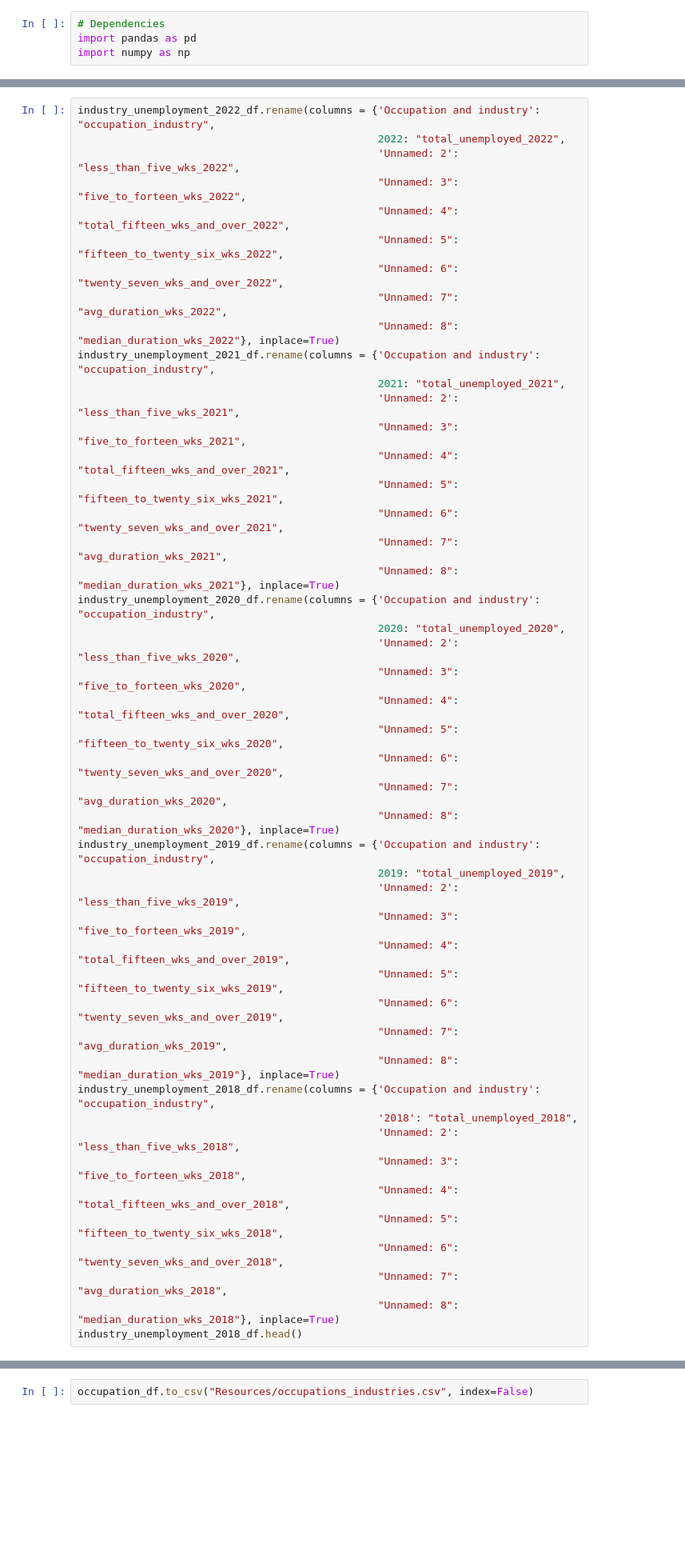
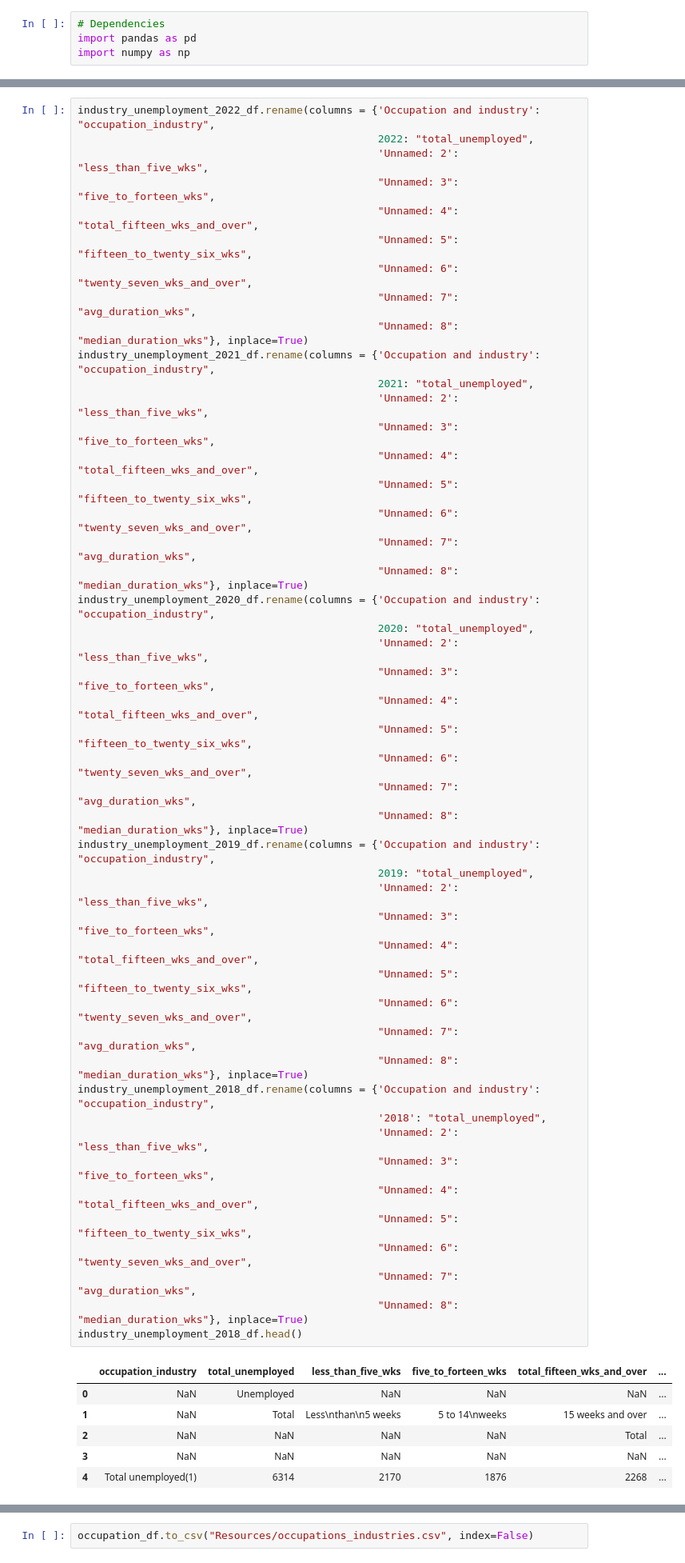
Before and after one commit to tvaughn905/Project-3, a Jupyter notebook: cleaning_industry_data.ipynb, the cells around one changed output, grey strips where cells are left out. Shown: that part at 80% size. Cells and saved outputs as stored; diff of their text form; blank space fills up the shorter version.

```diff
--- a/cleaning_industry_data.ipynb
+++ b/cleaning_industry_data.ipynb
@@ -15,50 +34,57 @@ industry_unemployment_2022_df.columns
 # %%
 industry_unemployment_2022_df.rename(columns = {'Occupation and industry': "occupation_industry",
-                                                2022: "total_unemployed_2022",
-                                                'Unnamed: 2': "less_than_five_wks_2022",
-                                                "Unnamed: 3": "five_to_forteen_wks_2022",
-                                                "Unnamed: 4": "total_fifteen_wks_and_over_2022",
-                                                "Unnamed: 5": "fifteen_to_twenty_six_wks_2022",
-                                                "Unnamed: 6": "twenty_seven_wks_and_over_2022",
-                                                "Unnamed: 7": "avg_duration_wks_2022",
-                                                "Unnamed: 8": "median_duration_wks_2022"}, inplace=True)
+                                                2022: "total_unemployed",
+                                                'Unnamed: 2': "less_than_five_wks",
+                                                "Unnamed: 3": "five_to_forteen_wks",
+                                                "Unnamed: 4": "total_fifteen_wks_and_over",
+                                                "Unnamed: 5": "fifteen_to_twenty_six_wks",
+                                                "Unnamed: 6": "twenty_seven_wks_and_over",
+                                                "Unnamed: 7": "avg_duration_wks",
+                                                "Unnamed: 8": "median_duration_wks"}, inplace=True)
 industry_unemployment_2021_df.rename(columns = {'Occupation and industry': "occupation_industry",
-                                                2021: "total_unemployed_2021",
-                                                'Unnamed: 2': "less_than_five_wks_2021",
-                                                "Unnamed: 3": "five_to_forteen_wks_2021",
-                                                "Unnamed: 4": "total_fifteen_wks_and_over_2021",
-                                                "Unnamed: 5": "fifteen_to_twenty_six_wks_2021",
-                                                "Unnamed: 6": "twenty_seven_wks_and_over_2021",
-                                                "Unnamed: 7": "avg_duration_wks_2021",
-                                                "Unnamed: 8": "median_duration_wks_2021"}, inplace=True)
+                                                2021: "total_unemployed",
+                                                'Unnamed: 2': "less_than_five_wks",
+                                                "Unnamed: 3": "five_to_forteen_wks",
+                                                "Unnamed: 4": "total_fifteen_wks_and_over",
+                                                "Unnamed: 5": "fifteen_to_twenty_six_wks",
+                                                "Unnamed: 6": "twenty_seven_wks_and_over",
+                                                "Unnamed: 7": "avg_duration_wks",
+                                                "Unnamed: 8": "median_duration_wks"}, inplace=True)
 industry_unemployment_2020_df.rename(columns = {'Occupation and industry': "occupation_industry",
-                                                2020: "total_unemployed_2020",
-                                                'Unnamed: 2': "less_than_five_wks_2020",
-                                                "Unnamed: 3": "five_to_forteen_wks_2020",
-                                                "Unnamed: 4": "total_fifteen_wks_and_over_2020",
-                                                "Unnamed: 5": "fifteen_to_twenty_six_wks_2020",
-                                                "Unnamed: 6": "twenty_seven_wks_and_over_2020",
-                                                "Unnamed: 7": "avg_duration_wks_2020",
-                                                "Unnamed: 8": "median_duration_wks_2020"}, inplace=True)
+                                                2020: "total_unemployed",
+                                                'Unnamed: 2': "less_than_five_wks",
+                                                "Unnamed: 3": "five_to_forteen_wks",
+                                                "Unnamed: 4": "total_fifteen_wks_and_over",
+                                                "Unnamed: 5": "fifteen_to_twenty_six_wks",
+                                                "Unnamed: 6": "twenty_seven_wks_and_over",
+                                                "Unnamed: 7": "avg_duration_wks",
+                                                "Unnamed: 8": "median_duration_wks"}, inplace=True)
 industry_unemployment_2019_df.rename(columns = {'Occupation and industry': "occupation_industry",
-                                                2019: "total_unemployed_2019",
-                                                'Unnamed: 2': "less_than_five_wks_2019",
-                                                "Unnamed: 3": "five_to_forteen_wks_2019",
-                                                "Unnamed: 4": "total_fifteen_wks_and_over_2019",
-                                                "Unnamed: 5": "fifteen_to_twenty_six_wks_2019",
-                                                "Unnamed: 6": "twenty_seven_wks_and_over_2019",
-                                                "Unnamed: 7": "avg_duration_wks_2019",
-                                                "Unnamed: 8": "median_duration_wks_2019"}, inplace=True)
+                                                2019: "total_unemployed",
+                                                'Unnamed: 2': "less_than_five_wks",
+                                                "Unnamed: 3": "five_to_forteen_wks",
+                                                "Unnamed: 4": "total_fifteen_wks_and_over",
+                                                "Unnamed: 5": "fifteen_to_twenty_six_wks",
+                                                "Unnamed: 6": "twenty_seven_wks_and_over",
+                                                "Unnamed: 7": "avg_duration_wks",
+                                                "Unnamed: 8": "median_duration_wks"}, inplace=True)
 industry_unemployment_2018_df.rename(columns = {'Occupation and industry': "occupation_industry",
-                                                '2018': "total_unemployed_2018",
-                                                'Unnamed: 2': "less_than_five_wks_2018",
-                                                "Unnamed: 3": "five_to_forteen_wks_2018",
-                                                "Unnamed: 4": "total_fifteen_wks_and_over_2018",
-                                                "Unnamed: 5": "fifteen_to_twenty_six_wks_2018",
-                                                "Unnamed: 6": "twenty_seven_wks_and_over_2018",
-                                                "Unnamed: 7": "avg_duration_wks_2018",
-                                                "Unnamed: 8": "median_duration_wks_2018"}, inplace=True)
+                                                '2018': "total_unemployed",
+                                                'Unnamed: 2': "less_than_five_wks",
+                                                "Unnamed: 3": "five_to_forteen_wks",
+                                                "Unnamed: 4": "total_fifteen_wks_and_over",
+                                                "Unnamed: 5": "fifteen_to_twenty_six_wks",
+                                                "Unnamed: 6": "twenty_seven_wks_and_over",
+                                                "Unnamed: 7": "avg_duration_wks",
+                                                "Unnamed: 8": "median_duration_wks"}, inplace=True)
 industry_unemployment_2018_df.head()
+# %% [output]
+|  | occupation_industry | total_unemployed | less_than_five_wks | five_to_forteen_wks | total_fifteen_wks_and_over | ... |
+| 0 | NaN | Unemployed | NaN | NaN | NaN | ... |
+| 1 | NaN | Total | Less\nthan\n5 weeks | 5 to 14\nweeks | 15 weeks and over | ... |
+| 2 | NaN | NaN | NaN | NaN | Total | ... |
+| 3 | NaN | NaN | NaN | NaN | NaN | ... |
+| 4 | Total unemployed(1) | 6314 | 2170 | 1876 | 2268 | ... |
 # %%
 industry_2022_df = industry_unemployment_2022_df.dropna()
 industry_2021_df = industry_unemployment_2021_df.dropna()
```
Also changed, not shown: parts of 38 cells of this notebook, 5 other files.
